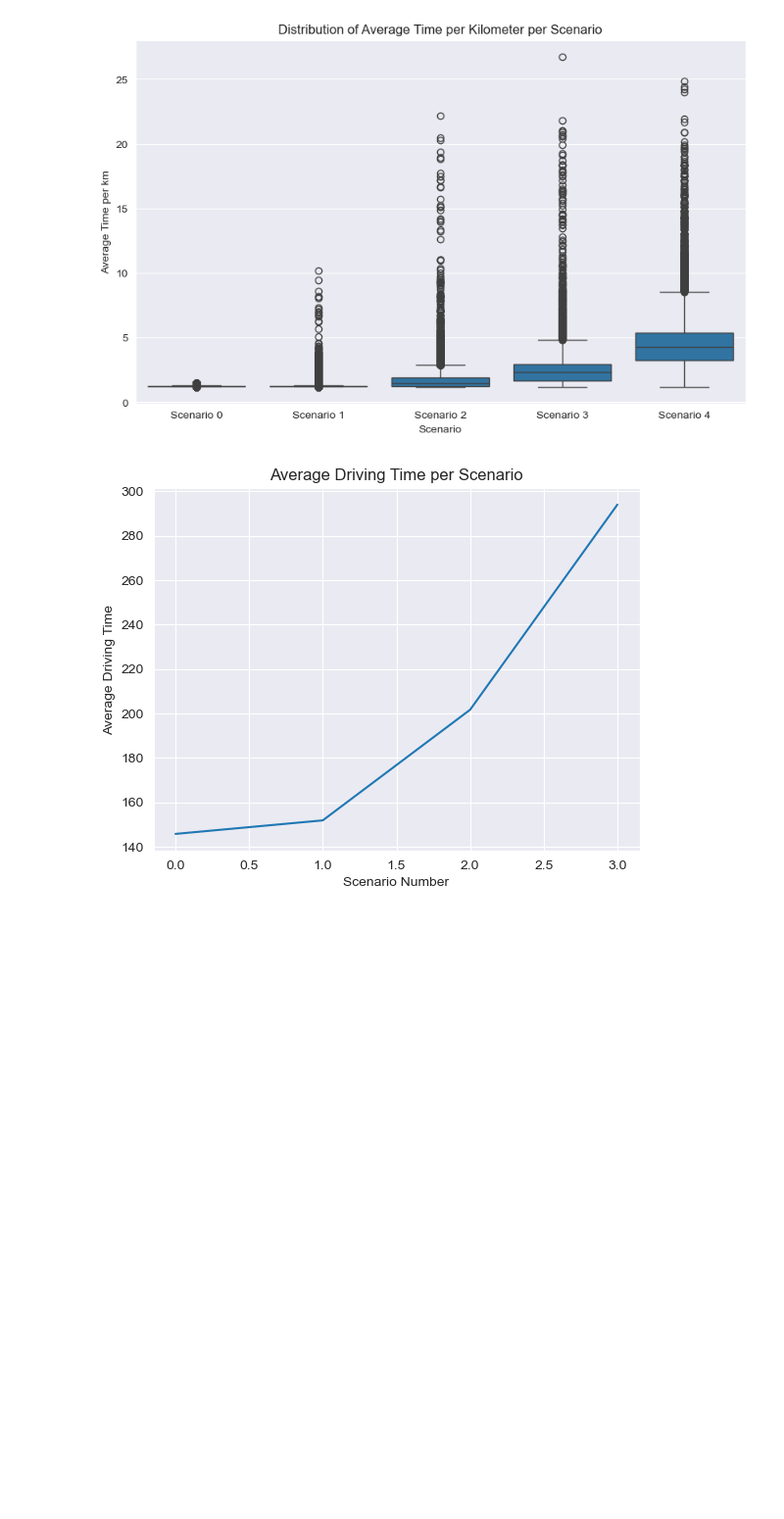
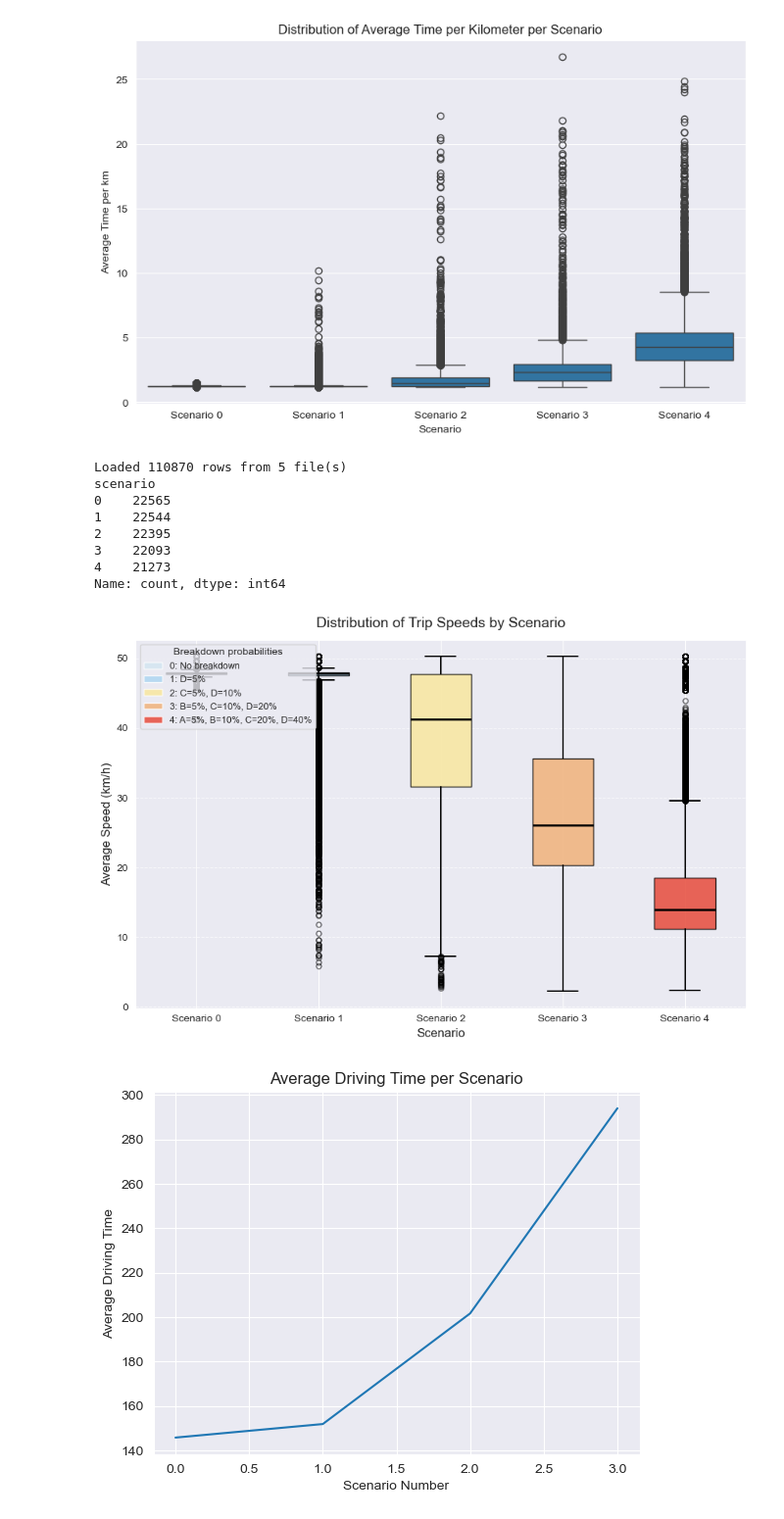
Before and after one commit to lukavicius/advsim, a Jupyter notebook: lab 3/EPA133a-G10-A3/EPA133a-G10-A3/model/experiment/expriment_results_viz.ipynb, the cells around one changed output. Shown at 98% size. Drawn from its saved outputs; the diff is of its cells as text; code cells hidden in the pictures; blank space fills up the shorter version.

Commit message:
speed vis

```diff
--- a/lab 3/EPA133a-G10-A3/EPA133a-G10-A3/model/experiment/expriment_results_viz.ipynb
+++ b/lab 3/EPA133a-G10-A3/EPA133a-G10-A3/model/experiment/expriment_results_viz.ipynb
@@ -43,6 +43,84 @@ plt.title("Distribution of Average Time per Kilometer per Scenario")
 plt.show()
 # %% [output]
 [figure]
+# %%
+import pandas as pd
+import matplotlib.pyplot as plt
+import glob
+
+files = sorted(glob.glob("scenario*_routes.csv"))
+
+if not files:
+    raise FileNotFoundError("No scenario*_routes.csv files found in experiment/")
+
+dfs = []
+for f in files:
+    df = pd.read_csv(f)
+    dfs.append(df)
+
+data = pd.concat(dfs, ignore_index=True)
+
+print(f"Loaded {len(data)} rows from {len(files)} file(s)")
+print(data["scenario"].value_counts().sort_index())
+
+# ── Compute speed (km/h) per trip: route_length_km / (driving_time_min / 60) ──
+data["speed_kmh"] = data["route_length_km"] / (data["driving_time_min"] / 60)
+
+# ── Build per-trip speed distribution per scenario ───────────────────────────
+scenarios = sorted(data["scenario"].unique())
+box_data  = [data[data["scenario"] == s]["speed_kmh"].values for s in scenarios]
+
+# ── Plot ──────────────────────────────────────────────────────────────────────
+fig, ax = plt.subplots(figsize=(9, 6))
+
+bp = ax.boxplot(
+    box_data,
+    labels=[f"Scenario {s}" for s in scenarios],
+    patch_artist=True,
+    medianprops=dict(color="black", linewidth=2),
+    whiskerprops=dict(linewidth=1.4),
+    capprops=dict(linewidth=1.4),
+    flierprops=dict(marker="o", markersize=5, linestyle="none", alpha=0.6),
+)
+
+# Colour boxes by scenario severity (light → dark red)
+colors = ["#d4e6f1", "#aed6f1", "#f9e79f", "#f0b27a", "#e74c3c"]
+for patch, color in zip(bp["boxes"], colors[:len(scenarios)]):
+    patch.set_facecolor(color)
+    patch.set_alpha(0.85)
+
+ax.set_title("Distribution of Trip Speeds by Scenario", fontsize=14, pad=12)
+ax.set_xlabel("Scenario", fontsize=12)
+ax.set_ylabel("Average Speed (km/h)", fontsize=12)
+ax.yaxis.grid(True, linestyle="--", alpha=0.6)
+ax.set_axisbelow(True)
+
+scenario_labels = [
+    "0: No breakdown",
+    "1: D=5%",
+    "2: C=5%, D=10%",
+    "3: B=5%, C=10%, D=20%",
+    "4: A=5%, B=10%, C=20%, D=40%",
+]
+legend_handles = [
+    plt.Rectangle((0,0), 1, 1, fc=colors[i], alpha=0.85)
+    for i in range(len(scenarios))
+]
+ax.legend(legend_handles, scenario_labels[:len(scenarios)],
+          title="Breakdown probabilities", loc="upper left", fontsize=9)
+
+plt.tight_layout()
+plt.show()
+# %% [output]
+Loaded 110870 rows from 5 file(s)
+scenario
+0    22565
+1    22544
+2    22395
+3    22093
+4    21273
+Name: count, dtype: int64
+[figure, added]
 # %%
 files = {}
 for i in range(0, 4):
```
